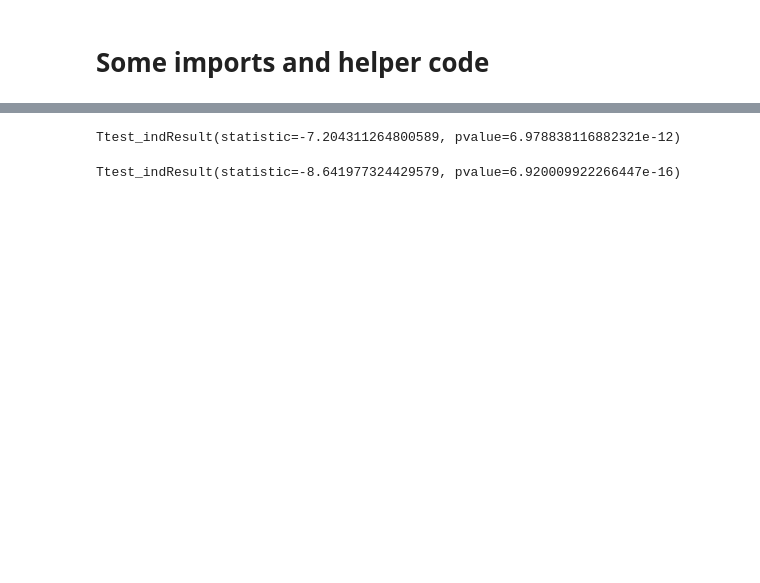
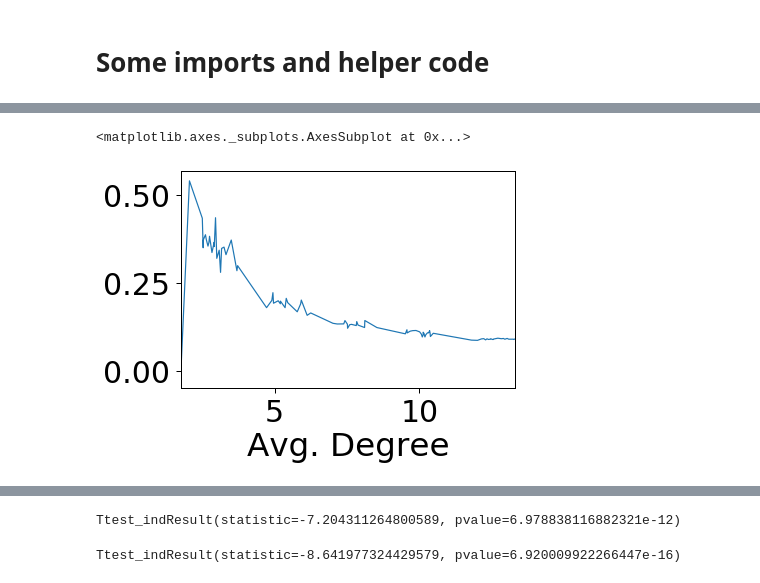
Before and after one commit to marsplus/attack-graph-code, a Jupyter notebook: src/exp.ipynb, the cells around one changed output, grey strips where cells are left out. Drawn from its saved outputs; the diff is of its cells as text; code cells hidden in the pictures; blank space fills up the shorter version.

```diff
--- a/src/exp.ipynb
+++ b/src/exp.ipynb
@@ -70,0 +71,5 @@ sci.stats.pearsonr(data_f['centrality'], data_f['Avg. Degree'])
+# %%
+data_f.groupby('Avg. Degree')['lambda1_S'].mean().plot()
+# %% [output]
+<matplotlib.axes._subplots.AxesSubplot at 0x...>
+[figure, added]
```
Also changed, not shown: parts of 9 cells of this notebook, 24 other files.
